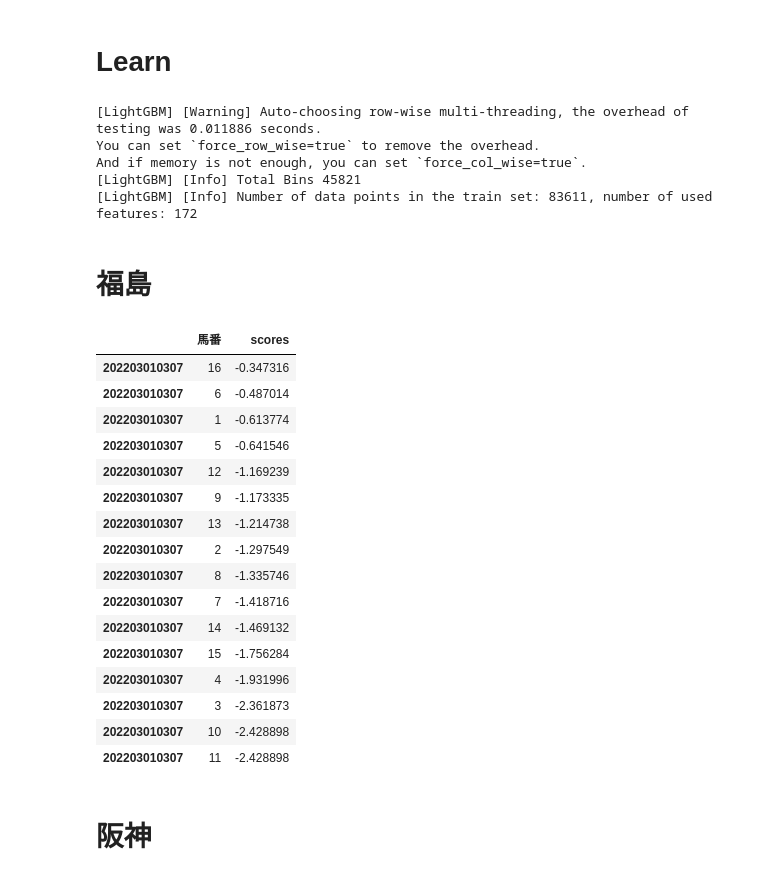
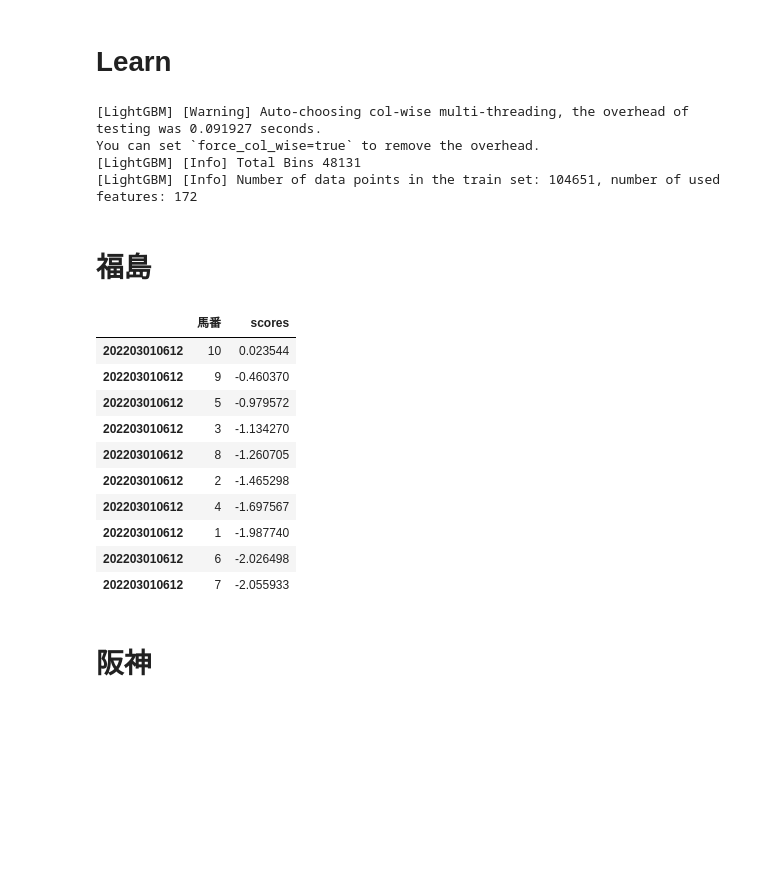
Before and after one commit to yodarjeering/horse, a Jupyter notebook: Rank.ipynb, the cells around one changed output. Cells and saved outputs as stored; diff of their text form; code cells hidden in the pictures; blank space fills up the shorter version.

```diff
--- a/Rank.ipynb
+++ b/Rank.ipynb
@@ -2139,7 +2299,7 @@ r.merge_peds(pe.peds_vec)
 r.process_categorical()
 # %%
 # 欠損値は 0 とした
-train, test = split_data(r.data_c.fillna(0),test_size=0.2,rank_learning=False)
+train, test = split_data(r.data_c.fillna(0),test_size=0.0,rank_learning=False)
 # x_train = train.drop(['rank', 'date','体重','体重変化','単勝'], axis=1)
 x_train = train.drop(['rank', 'date','単勝'], axis=1)
 y_train = train['rank']
@@ -2269,9 +2426,9 @@ best parameters: {'lambdarank_truncation_level': 0, 'learning_rate': 0.012667568
 # %% [markdown]
 # 実際に予測するときの手順
 # %%
-race_id_list = ['2022050202{}'.format(str(i).zfill(2)) for i in range(1,13)]
-race_id_list += ['2022090210{}'.format(str(i).zfill(2)) for i in range(1,13)]
-race_id_list += ['2022030104{}'.format(str(i).zfill(2)) for i in range(1,13)]
+race_id_list = ['2022050204{}'.format(str(i).zfill(2)) for i in range(1,13)]
+race_id_list += ['2022090212{}'.format(str(i).zfill(2)) for i in range(1,13)]
+race_id_list += ['2022050204{}'.format(str(i).zfill(2)) for i in range(1,13)]
 # %%
 data =  ShutubaTable.scrape(race_id_list, date)
 # %%
@@ -2392,56 +2556,49 @@ lgb_rank = lgb.train(
 
 # early stopping -> test data ないと怒られる
 # %% [output]
-[LightGBM] [Warning] Auto-choosing row-wise multi-threading, the overhead of testing was 0.011886 seconds.
-You can set `force_row_wise=true` to remove the overhead.
-And if memory is not enough, you can set `force_col_wise=true`.
-[LightGBM] [Info] Total Bins 45821
-[LightGBM] [Info] Number of data points in the train set: 83611, number of used features: 172
+[LightGBM] [Warning] Auto-choosing col-wise multi-threading, the overhead of testing was 0.091927 seconds.
+You can set `force_col_wise=true` to remove the overhead.
+[LightGBM] [Info] Total Bins 48131
+[LightGBM] [Info] Number of data points in the train set: 104651, number of used features: 172
 # %% [markdown]
 # 福島
 # %%
 
 # 東京
-race_id = 202203010307
-# race_id_list = ['2022070102{}'.format(str(i).zfill(2)) for i in range(1,13)]
+race_id = 202203010612
+# race_id_list = ['2022070122{}'.format(str(i).zfill(2)) for i in range(1,13)]
 data =  ShutubaTable.scrape([str(race_id)], date)
 
 # race_id_list = ['2020010106{}'.format(str(i).zfill(2)) for i in range(1,13)]
 st = ShutubaTable(data)
 
 
 #前処理
 st.preprocessing()
 
 #馬の過去成績データ追加
 st.merge_horse_results(hr)
 
 #血統データ追加
 st.merge_peds(pe.peds_vec)
 
 #カテゴリ変数の処理
 # ここで初めてdeta_cができる
 st.process_categorical(r.le_horse, r.le_jockey, r.data_pe)
 sl = RankSimulater(lgb_rank)
 sl.return_pred_table(st.data_c)
 # %% [output]
 |  | 馬番 | scores |
-| 202203010307 | 16 | -0.347316 |
-| 202203010307 | 6 | -0.487014 |
-| 202203010307 | 1 | -0.613774 |
-| 202203010307 | 5 | -0.641546 |
-| 202203010307 | 12 | -1.169239 |
-| 202203010307 | 9 | -1.173335 |
-| 202203010307 | 13 | -1.214738 |
-| 202203010307 | 2 | -1.297549 |
-| 202203010307 | 8 | -1.335746 |
-| 202203010307 | 7 | -1.418716 |
-| 202203010307 | 14 | -1.469132 |
-| 202203010307 | 15 | -1.756284 |
-| 202203010307 | 4 | -1.931996 |
-| 202203010307 | 3 | -2.361873 |
-| 202203010307 | 10 | -2.428898 |
-| 202203010307 | 11 | -2.428898 |
+| 202203010612 | 10 | 0.023544 |
+| 202203010612 | 9 | -0.460370 |
+| 202203010612 | 5 | -0.979572 |
+| 202203010612 | 3 | -1.134270 |
+| 202203010612 | 8 | -1.260705 |
+| 202203010612 | 2 | -1.465298 |
+| 202203010612 | 4 | -1.697567 |
+| 202203010612 | 1 | -1.987740 |
+| 202203010612 | 6 | -2.026498 |
+| 202203010612 | 7 | -2.055933 |
 # %% [markdown]
 # 阪神
 # %%
```
Also changed, not shown: parts of 7 cells of this notebook, 1 other file.
